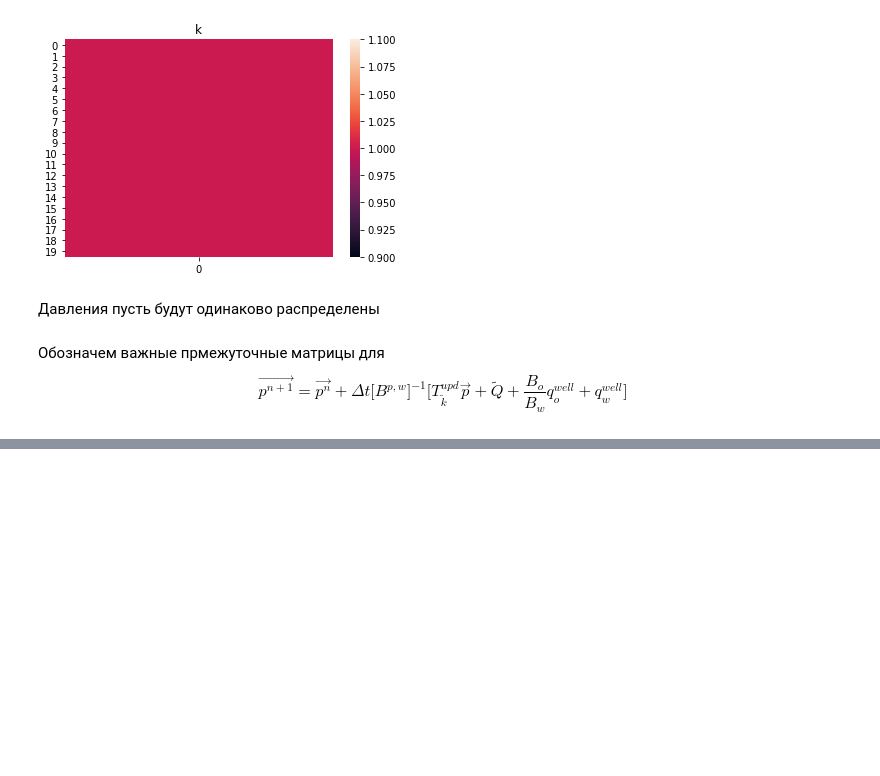
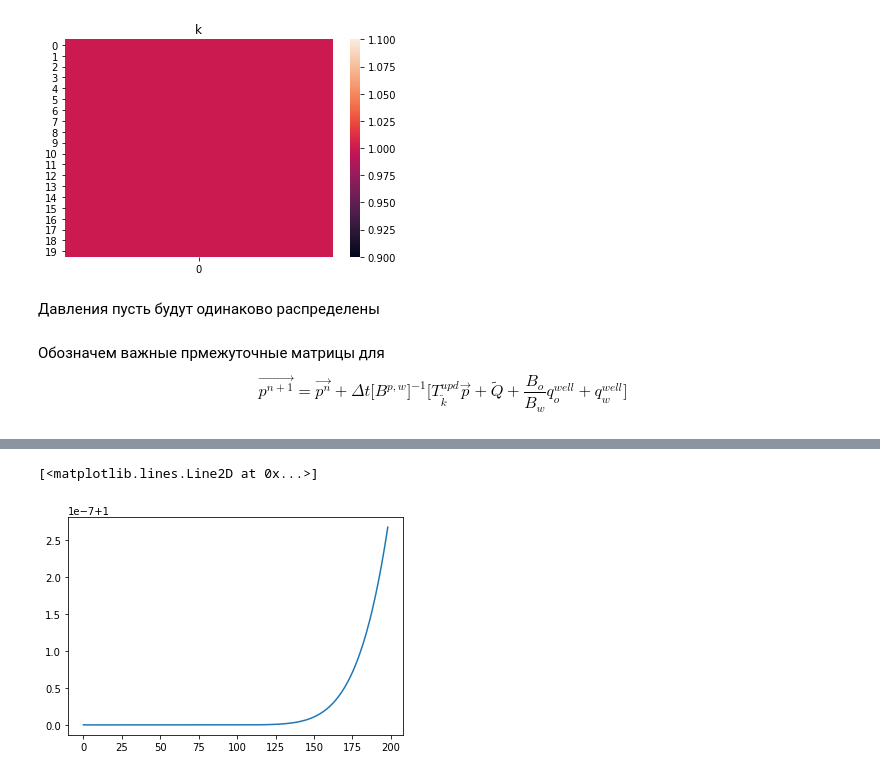
Before and after one commit to yamidovich/ReservoirModel, a Jupyter notebook: 1dModel_on_work_env.ipynb, the cells around one changed output, grey strips where cells are left out. Cells and saved outputs as stored; diff of their text form; code cells hidden in the pictures; blank space fills up the shorter version.

```diff
--- a/1dModel_on_work_env.ipynb
+++ b/1dModel_on_work_env.ipynb
@@ -149,0 +134,5 @@ for i in range(n_it):
+# %%
+plt.plot(p_hist_analit[(2, 0)])
+# %% [output]
+[<matplotlib.lines.Line2D at 0x...>]
+[figure, added]
```
Also changed, not shown: parts of 5 cells of this notebook.
